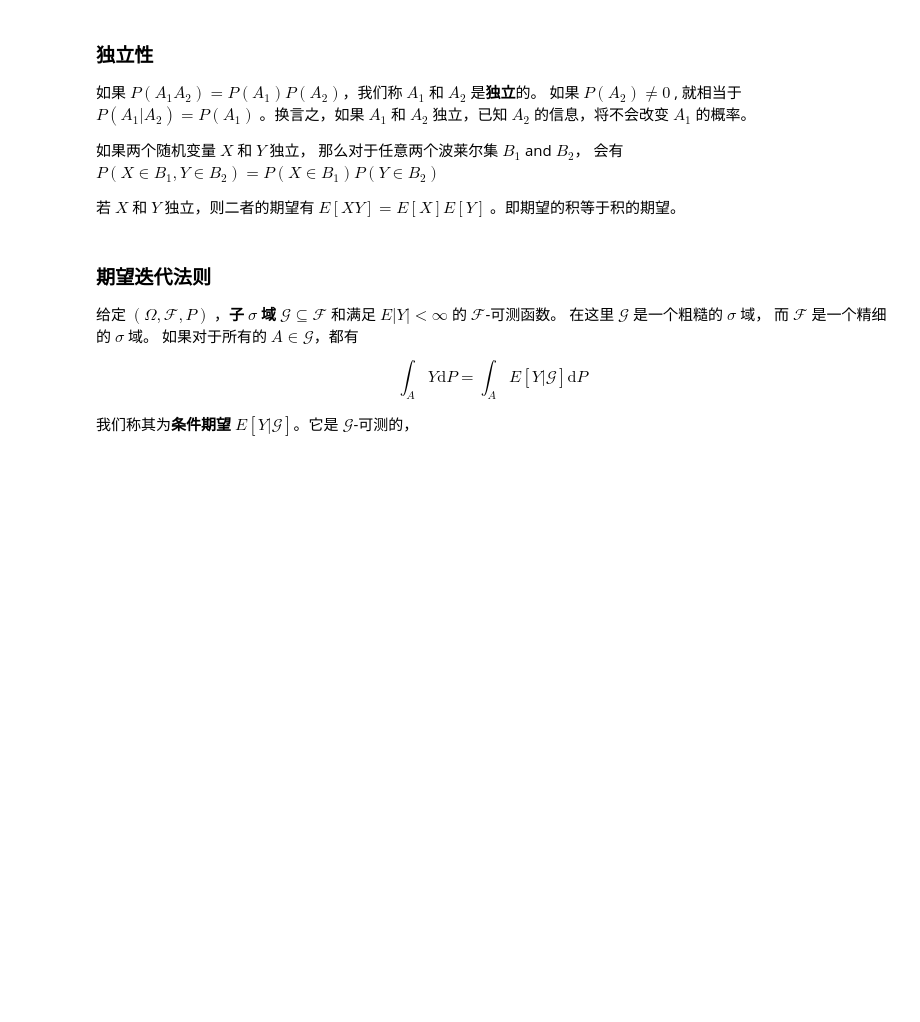
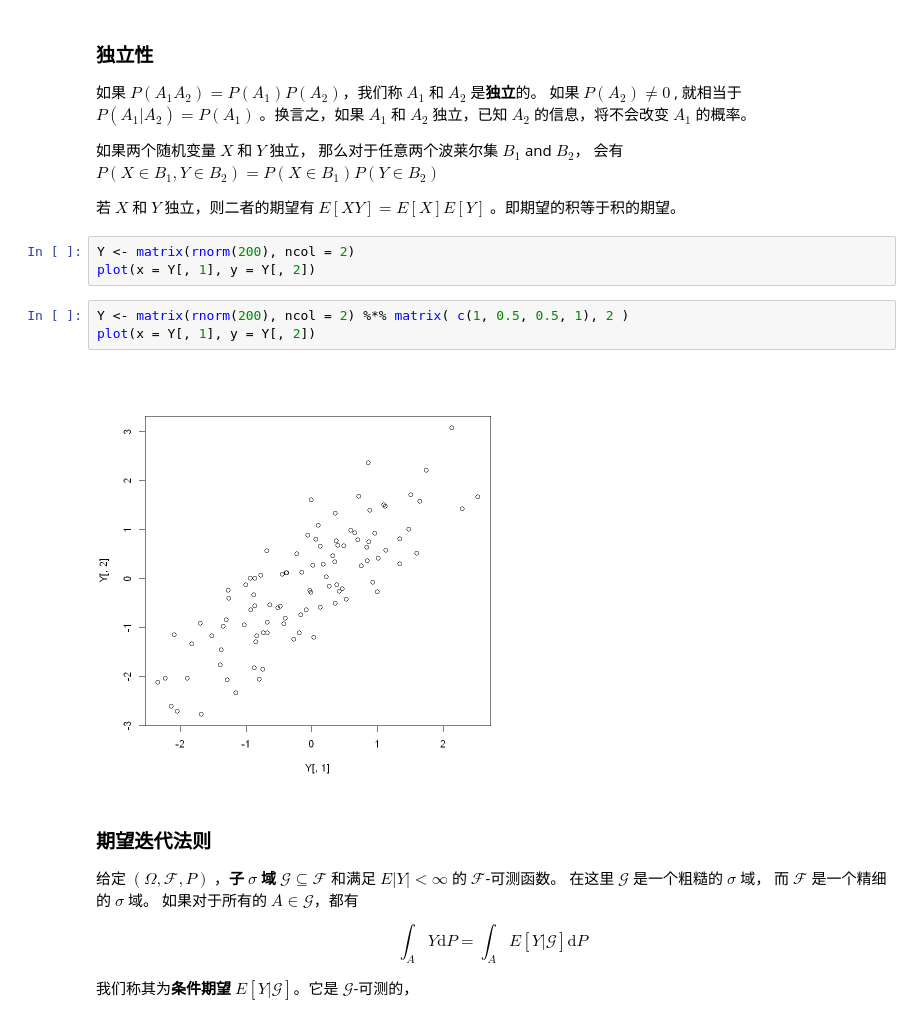
Before and after one commit to zhentaoshi/metrics1-cn, a Jupyter notebook: lecture1-CN.ipynb, the cells around one changed output. Saved outputs shown, nothing was run; the diff lists cells and outputs as text; blank space fills up the shorter version.

```diff
--- a/lecture1-CN.ipynb
+++ b/lecture1-CN.ipynb
@@ -321,6 +427,14 @@ $A_{1}$ 的概率。
 会有$P\left(X\in B_{1},Y\in B_{2}\right)=P\left(X\in B_{1}\right)P\left(Y\in B_{2}\right)$
 
 若 $X$ 和 $Y$ 独立，则二者的期望有 $E[XY]=E[X]E[Y]$ 。即期望的积等于积的期望。
+# %%
+Y <- matrix(rnorm(200), ncol = 2)
+plot(x = Y[, 1], y = Y[, 2])
+# %%
+Y <- matrix(rnorm(200), ncol = 2) %*% matrix( c(1, 0.5, 0.5, 1), 2 )
+plot(x = Y[, 1], y = Y[, 2])
+# %% [output]
+[figure, added]
 # %% [markdown]
 
 ### 期望迭代法则
```
Also changed, not shown: parts of 26 cells of this notebook.
